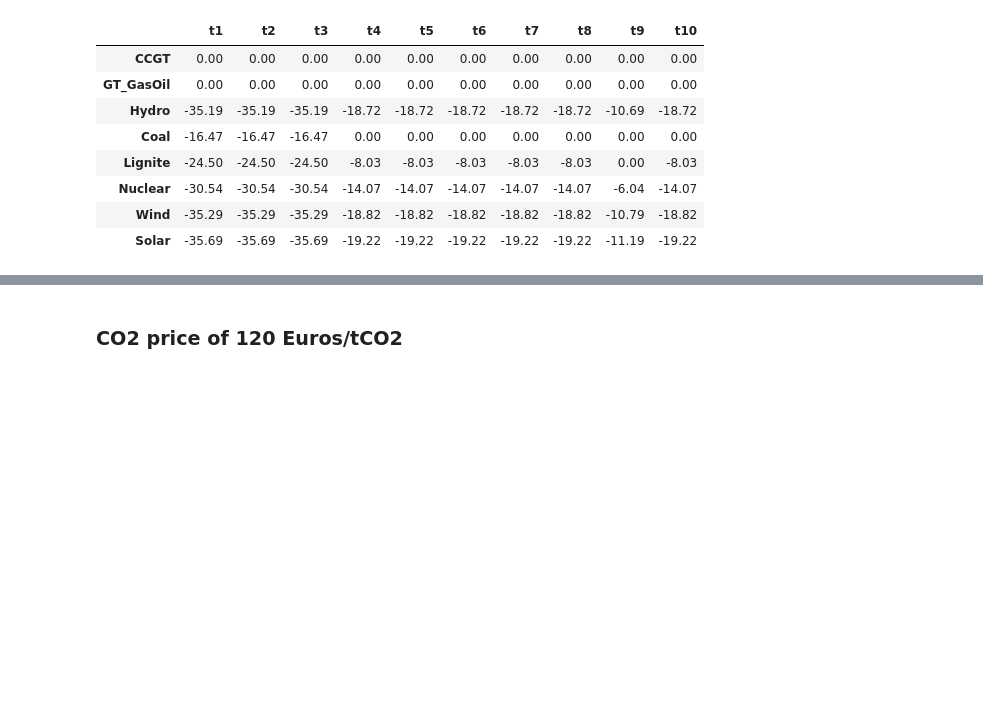
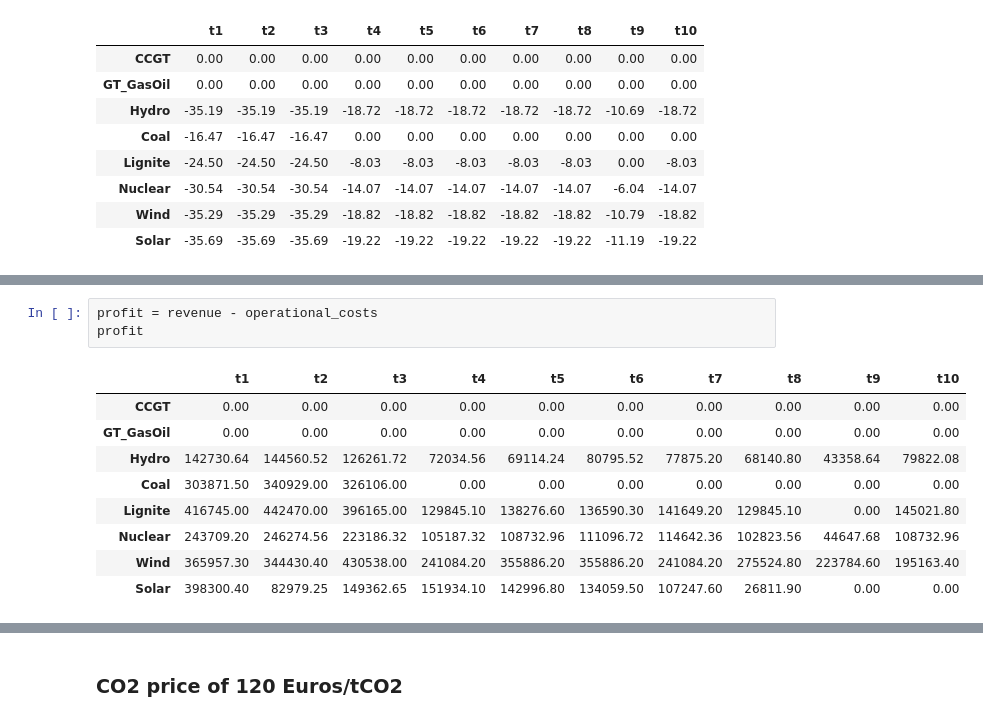
Before and after one commit to dh8sn8/Power-Plant-Dispatch, a Jupyter notebook: group_project.ipynb, the cells around one changed output, grey strips where cells are left out. Saved outputs shown, nothing was run; the diff lists cells and outputs as text; blank space fills up the shorter version.

```diff
--- a/group_project.ipynb
+++ b/group_project.ipynb
@@ -331,0 +374,13 @@ dual_prices
+# %%
+profit = revenue - operational_costs
+profit
+# %% [output]
+|  | t1 | t2 | t3 | t4 | t5 | t6 | t7 | t8 | t9 | t10 |
+| CCGT | 0.00 | 0.00 | 0.00 | 0.00 | 0.00 | 0.00 | 0.00 | 0.00 | 0.00 | 0.00 |
+| GT_GasOil | 0.00 | 0.00 | 0.00 | 0.00 | 0.00 | 0.00 | 0.00 | 0.00 | 0.00 | 0.00 |
+| Hydro | 142730.64 | 144560.52 | 126261.72 | 72034.56 | 69114.24 | 80795.52 | 77875.20 | 68140.80 | 43358.64 | 79822.08 |
+| Coal | 303871.50 | 340929.00 | 326106.00 | 0.00 | 0.00 | 0.00 | 0.00 | 0.00 | 0.00 | 0.00 |
+| Lignite | 416745.00 | 442470.00 | 396165.00 | 129845.10 | 138276.60 | 136590.30 | 141649.20 | 129845.10 | 0.00 | 145021.80 |
+| Nuclear | 243709.20 | 246274.56 | 223186.32 | 105187.32 | 108732.96 | 111096.72 | 114642.36 | 102823.56 | 44647.68 | 108732.96 |
+| Wind | 365957.30 | 344430.40 | 430538.00 | 241084.20 | 355886.20 | 355886.20 | 241084.20 | 275524.80 | 223784.60 | 195163.40 |
+| Solar | 398300.40 | 82979.25 | 149362.65 | 151934.10 | 142996.80 | 134059.50 | 107247.60 | 26811.90 | 0.00 | 0.00 |
```
Also changed, not shown: parts of 18 cells of this notebook, 3 other files.
